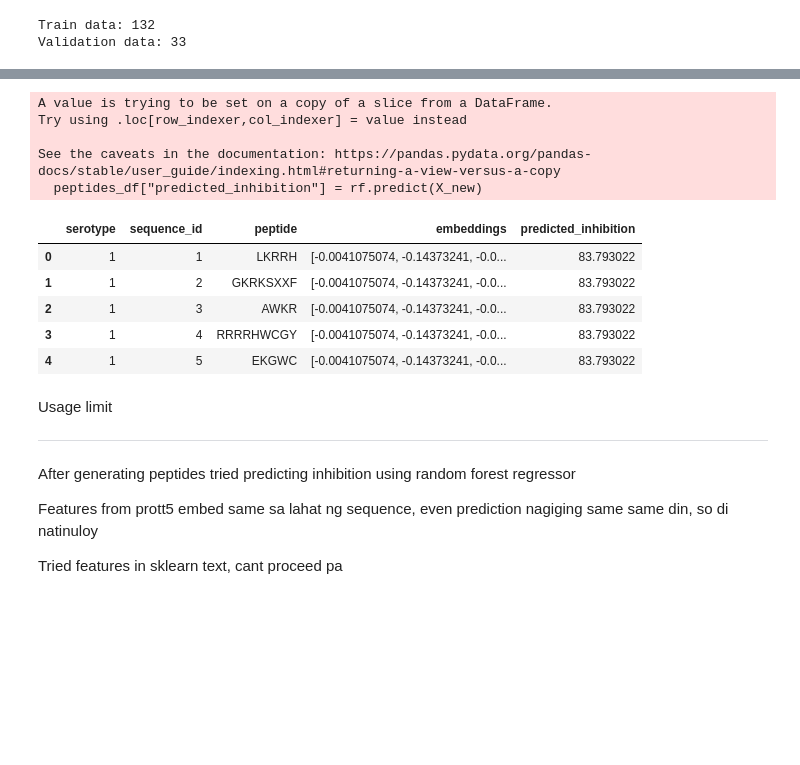
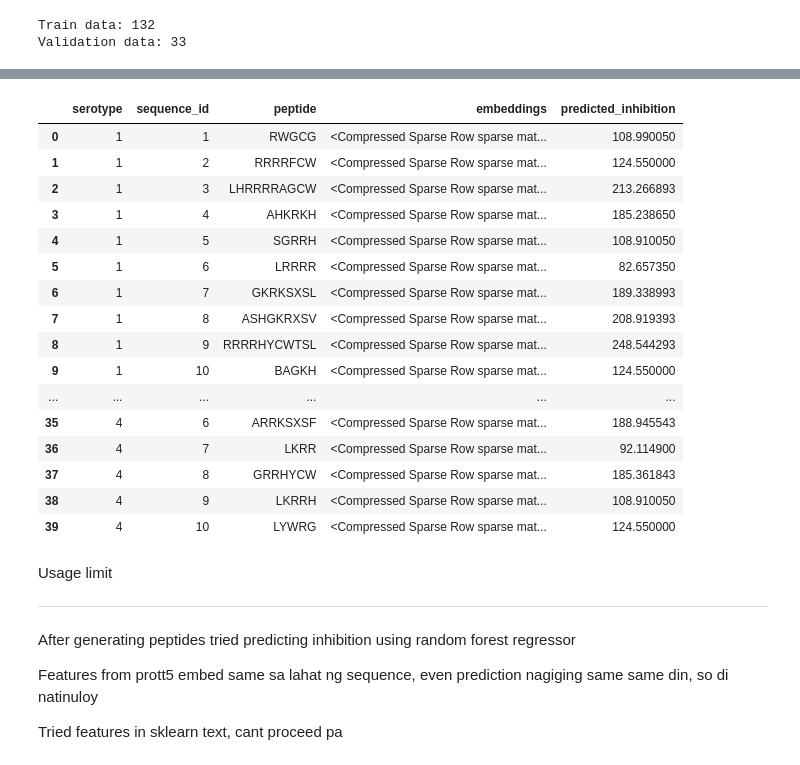
Before and after one commit to Vcarmelli/Peptide-Generation, a Jupyter notebook: FINAL.ipynb, the cells around one changed output, grey strips where cells are left out. Drawn from its saved outputs; the diff is of its cells as text; code cells hidden in the pictures; blank space fills up the shorter version.

```diff
--- a/FINAL.ipynb
+++ b/FINAL.ipynb
@@ -358,21 +318,44 @@ AttributeError: 'str' object has no attribute 'values'
-# %%
-X_new = np.stack(peptides_df["embeddings"].values)
-peptides_df["predicted_inhibition"] = rf.predict(X_new)
-# %% [output]
-A value is trying to be set on a copy of a slice from a DataFrame.
-Try using .loc[row_indexer,col_indexer] = value instead
-
-See the caveats in the documentation: https://pandas.pydata.org/pandas-docs/stable/user_guide/indexing.html#returning-a-view-versus-a-copy
-  peptides_df["predicted_inhibition"] = rf.predict(X_new)
+# %%
+from sklearn.preprocessing import FunctionTransformer
+from sklearn.impute import SimpleImputer
+from sklearn.pipeline import Pipeline
+from sklearn.ensemble import RandomForestRegressor
+import numpy as np
+from scipy.sparse import csr_matrix
+
+def pad_embedding(e, length=394):
+    if hasattr(e, 'toarray'):
+        e = e.toarray().flatten()
+    else:
+        e = np.array(e).flatten()
+
+    padded = np.zeros(length)
+    n = min(e.shape[0], length)
+    padded[:n] = e[:n]
+    return padded
+
+X_new = np.stack([pad_embedding(e, length=394) for e in peptides_df["embeddings"]])
+peptides_df["predicted_inhibition"] = rf.predict(X_new)
 # %%
-peptides_df.head()
+peptides_df
 # %% [output]
 |  | serotype | sequence_id | peptide | embeddings | predicted_inhibition |
-| 0 | 1 | 1 | LKRRH | [-0.0041075074, -0.14373241, -0.0... | 83.793022 |
-| 1 | 1 | 2 | GKRKSXXF | [-0.0041075074, -0.14373241, -0.0... | 83.793022 |
-| 2 | 1 | 3 | AWKR | [-0.0041075074, -0.14373241, -0.0... | 83.793022 |
-| 3 | 1 | 4 | RRRRHWCGY | [-0.0041075074, -0.14373241, -0.0... | 83.793022 |
-| 4 | 1 | 5 | EKGWC | [-0.0041075074, -0.14373241, -0.0... | 83.793022 |
+| 0 | 1 | 1 | RWGCG | <Compressed Sparse Row sparse mat... | 108.990050 |
+| 1 | 1 | 2 | RRRRFCW | <Compressed Sparse Row sparse mat... | 124.550000 |
+| 2 | 1 | 3 | LHRRRRAGCW | <Compressed Sparse Row sparse mat... | 213.266893 |
+| 3 | 1 | 4 | AHKRKH | <Compressed Sparse Row sparse mat... | 185.238650 |
+| 4 | 1 | 5 | SGRRH | <Compressed Sparse Row sparse mat... | 108.910050 |
+| 5 | 1 | 6 | LRRRR | <Compressed Sparse Row sparse mat... | 82.657350 |
+| 6 | 1 | 7 | GKRKSXSL | <Compressed Sparse Row sparse mat... | 189.338993 |
+| 7 | 1 | 8 | ASHGKRXSV | <Compressed Sparse Row sparse mat... | 208.919393 |
+| 8 | 1 | 9 | RRRRHYCWTSL | <Compressed Sparse Row sparse mat... | 248.544293 |
+| 9 | 1 | 10 | BAGKH | <Compressed Sparse Row sparse mat... | 124.550000 |
+| ... | ... | ... | ... | ... | ... |
+| 35 | 4 | 6 | ARRKSXSF | <Compressed Sparse Row sparse mat... | 188.945543 |
+| 36 | 4 | 7 | LKRR | <Compressed Sparse Row sparse mat... | 92.114900 |
+| 37 | 4 | 8 | GRRHYCW | <Compressed Sparse Row sparse mat... | 185.361843 |
+| 38 | 4 | 9 | LKRRH | <Compressed Sparse Row sparse mat... | 108.910050 |
+| 39 | 4 | 10 | LYWRG | <Compressed Sparse Row sparse mat... | 124.550000 |
 # %% [markdown]
 
 Usage limit
```
Also changed, not shown: parts of 6 cells of this notebook.
